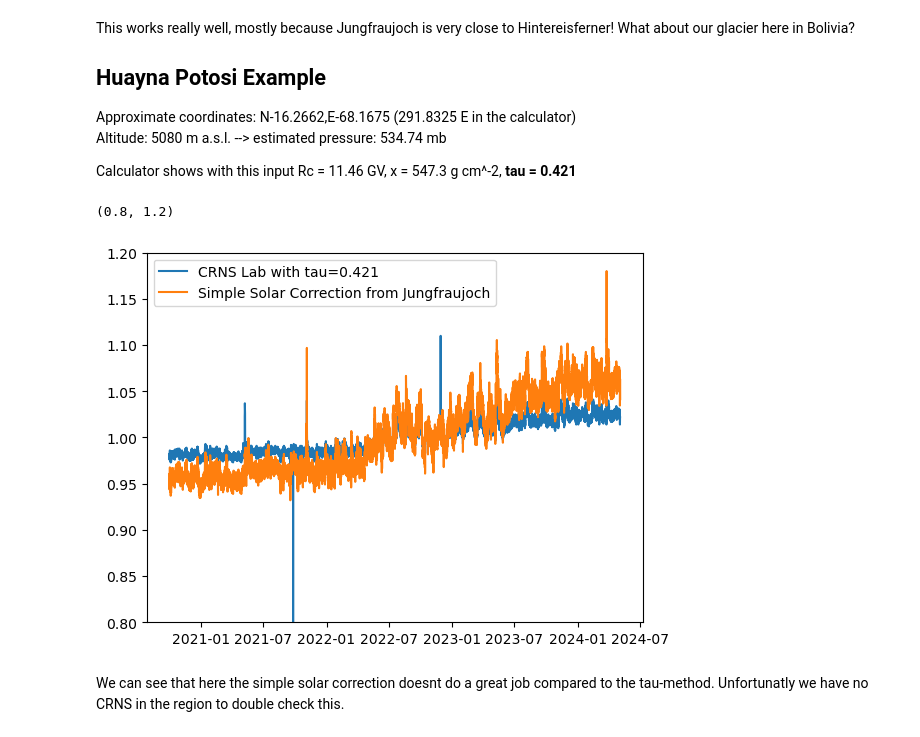
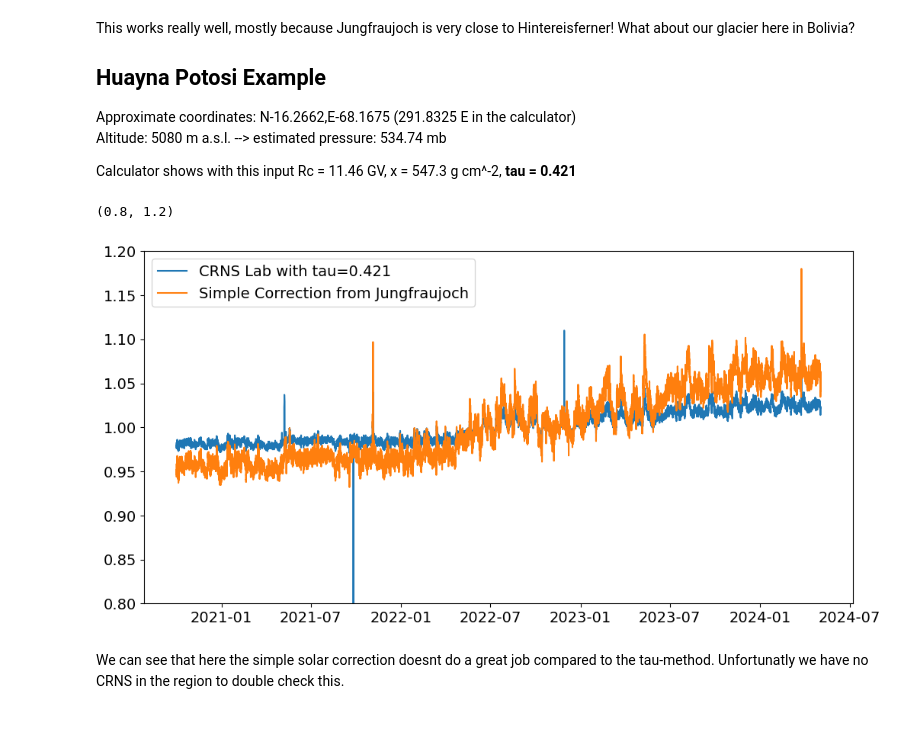
Before and after one commit to Aconcagua6962/IAEA_Course, a Jupyter notebook: Comparison_solar_Correction.ipynb, the cells around one changed output. Drawn from its saved outputs; the diff is of its cells as text; code cells hidden in the pictures.

```diff
--- a/Comparison_solar_Correction.ipynb
+++ b/Comparison_solar_Correction.ipynb
@@ -2,6 +2,7 @@
 import pandas as pd
 import numpy as np
 import matplotlib.pyplot as plt
+plt.rcParams['font.size'] = 14
 # %% [markdown]
 # Solar Correction Factor
 
@@ -57,14 +58,14 @@ Calculator shows with this input Rc = 11.46  GV,  x = 547.3  g cm^-2, **tau = 0.
 # %%
 f_sol_BOL = pd.read_csv('f_sol_BOL.dat', parse_dates=['TIMESTAMP'], dtype=np.float64, index_col='TIMESTAMP')
 # %%
-plt.figure()
+plt.figure(figsize=(12,6))
 plt.plot(f_sol_BOL, label='CRNS Lab with tau=0.421')
-plt.plot(f_simple_JUNG, label='Simple Solar Correction from Jungfraujoch')
+plt.plot(f_simple_JUNG, label='Simple Correction from Jungfraujoch')
 plt.legend()
 plt.ylim(0.8,1.2)
 # %% [output]
 (0.8, 1.2)
-[figure, old version]
+[figure, new version]
 # %% [markdown]
 We can see that here the simple solar correction doesnt do a great job compared to the tau-method. Unfortunatly we have no CRNS in the region to double check this.
 # %% [markdown]
```
Also changed, not shown: parts of 2 cells of this notebook.
